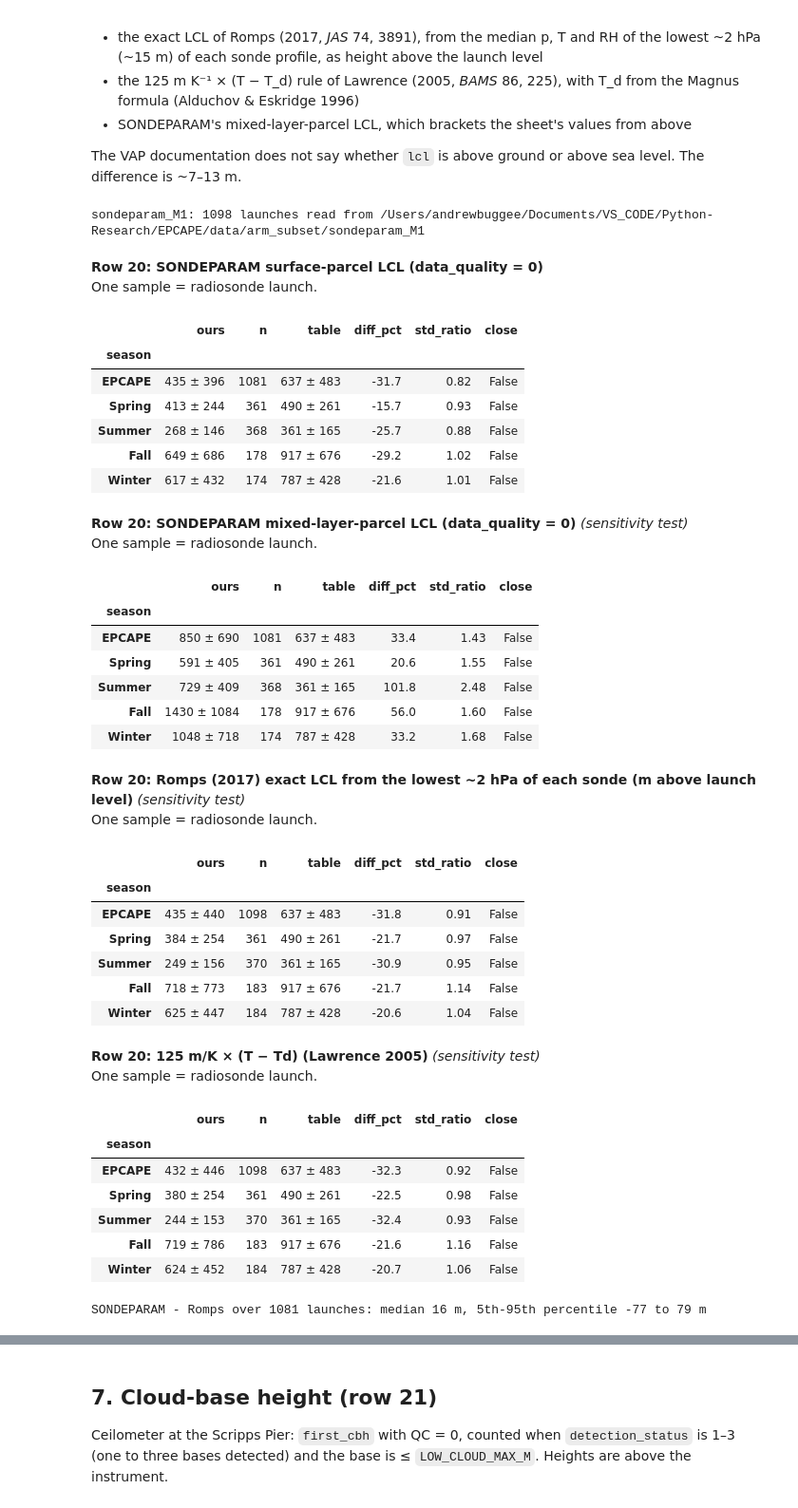
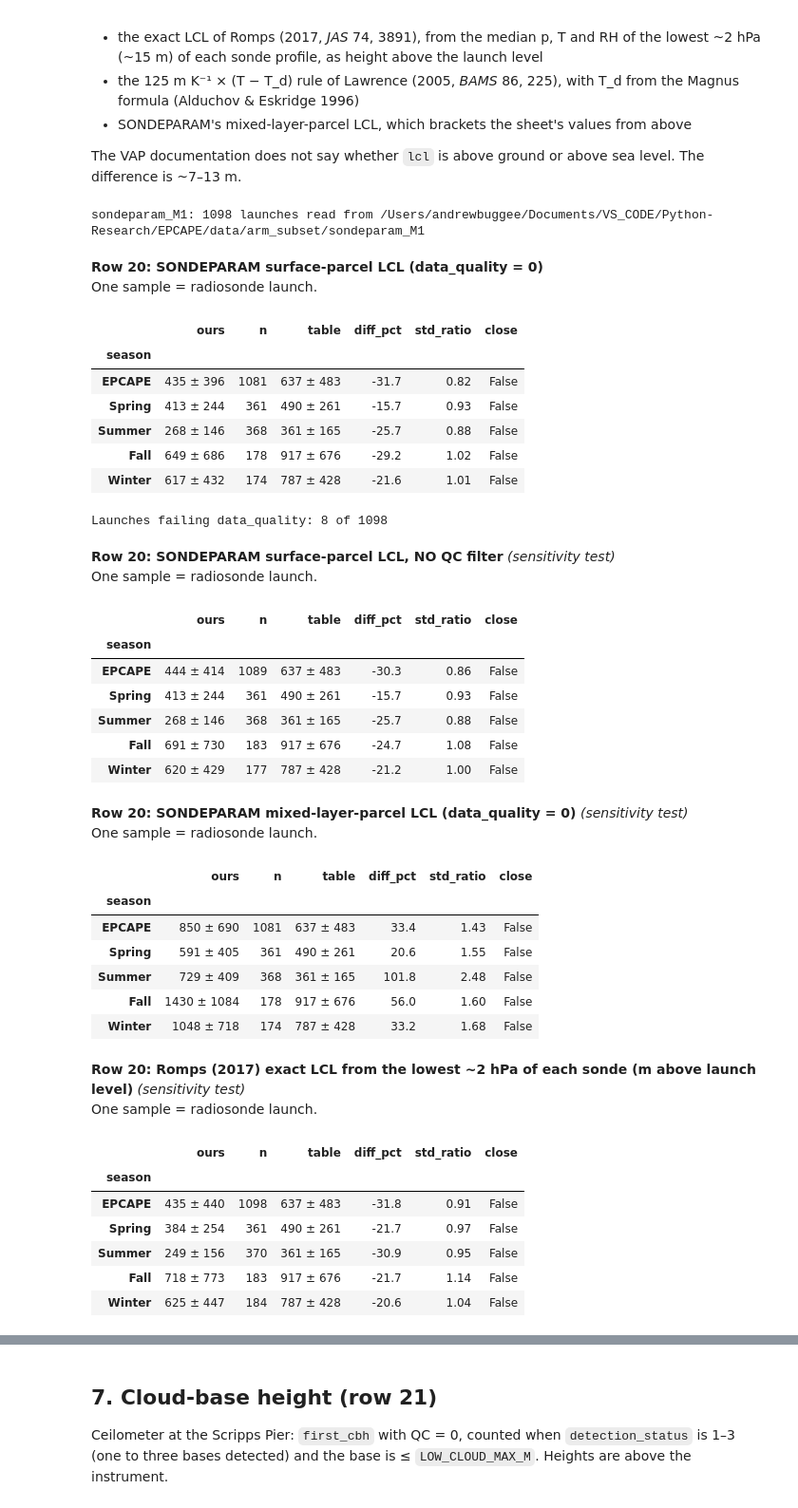
Before and after one commit to andrewjbuggee/Python-Research, a Jupyter notebook: EPCAPE/comparisons/seasonal_averages/check_seasonal_averages.ipynb, the cells around one changed output, grey strips where cells are left out. Shown at 95% size. Drawn from its saved outputs; the diff is of its cells as text; code cells hidden in the pictures.

```diff
--- a/EPCAPE/comparisons/seasonal_averages/check_seasonal_averages.ipynb
+++ b/EPCAPE/comparisons/seasonal_averages/check_seasonal_averages.ipynb
@@ -579,64 +1196,97 @@ Cross-checks from the same launches:
 
 The VAP documentation does not say whether `lcl` is above ground or above sea level. The difference is ~7–13 m.
 # %%
+# =============================================================================
+# Section 6: lifting condensation level (sheet row 20), one value per radiosonde launch
+# =============================================================================
+# Inputs
+#   sondeparam_M1 = epcsondeparamM1.c1 (SONDEPARAM VAP), one file per launch:
+#     lcl(time, parcel_type)  LCL in km for three parcels: 1 surface, 2 most unstable,
+#                             3 mixed layer. Same value at every sample of the launch.
+#                             Appears to be above SEA level (launch level ~13 m).
+#     data_quality(time)      bit mask of input checks on the profile; 0 = all passed.
+#                             There is no qc_lcl, so data_quality = 0 is our QC = 0.
+#   launches (Section 5)    = pblh_sonde_M1 = epcpblhtsonde1mcfarlM1.c1, one file per launch:
+#     p_sfc_hpa, t_sfc_c, rh_sfc_pct  medians of atm_pres, air_temp, rh over the lowest
+#                             ~2 hPa (~15 m) of the profile; no QC field for these.
+#     alt_m                   site altitude (7 m above sea level)
+# Q.sondeparam_launch reduces each SONDEPARAM file to one row:
+#   lcl_sondeparam_m  surface parcel, data_quality = 0  (primary)
+#   lcl_raw_m         surface parcel, NO quality screen (only the -9999 fill removed)
+#   lcl_mixed_layer_m mixed-layer parcel, data_quality = 0
+
+# --- 1. One row per launch from the SONDEPARAM files ---------------------------
 sp = SRC.read_per_launch("sondeparam_M1", Q.sondeparam_launch)
 QC_INFO.append({"variable": "lcl (data_quality == 0)", "has_qc": True, "n": len(sp),
                 "n_finite": int(sp["lcl_raw_m"].notna().sum()), "n_kept": int(sp["lcl_sondeparam_m"].notna().sum())})
+
+# --- 2. Primary: SONDEPARAM surface-parcel LCL, data_quality = 0 ----------------
 check(20, sp["lcl_sondeparam_m"], "SONDEPARAM surface-parcel LCL (data_quality = 0)", "radiosonde launch")
+
+# --- 3. Same, with NO quality filter (every launch with a finite LCL) -----------
+print(f"Launches failing data_quality: {int((~sp['data_quality_ok']).sum())} of {len(sp)}")
+check(20, sp["lcl_raw_m"], "SONDEPARAM surface-parcel LCL, NO QC filter", "radiosonde launch", primary=False)
+
+# --- 4. Sensitivity: mixed-layer parcel (brackets the sheet from above) ---------
 check(20, sp["lcl_mixed_layer_m"], "SONDEPARAM mixed-layer-parcel LCL (data_quality = 0)", "radiosonde launch",
       primary=False)
 
+# --- 5. Independent check: Romps (2017) exact LCL from each sonde's lowest ~2 hPa -
+# Height above the launch level; inputs converted to Pa, K and a 0-1 fraction.
 lcl_romps = pd.Series(
     Q.lcl_romps2017_m(launches["p_sfc_hpa"] * 100.0, launches["t_sfc_c"] + 273.15, launches["rh_sfc_pct"] / 100.0),
     index=launches.index, name="lcl_romps_m")
 check(20, lcl_romps, "Romps (2017) exact LCL from the lowest ~2 hPa of each sonde (m above launch level)",
       "radiosonde launch", primary=False)
-td_c = Q.dewpoint_magnus_c(launches["t_sfc_c"], launches["rh_sfc_pct"])
+
+# --- 6. Rule of thumb: 125 m per K of dew-point depression (Lawrence 2005) -----
+td_c = Q.dewpoint_magnus_c(launches["t_sfc_c"], launches["rh_sfc_pct"])  # Magnus dew point, degC
 check(20, pd.Series(Q.lcl_lawrence2005_m(launches["t_sfc_c"], td_c), index=launches.index),
       "125 m/K × (T − Td) (Lawrence 2005)", "radiosonde launch", primary=False)
 
-# Same launches, two methods: how well do they agree?
+# --- 7. Same launches, two methods: how well do SONDEPARAM and Romps agree? ----
+# Launches are matched by time (nearest within 10 min).
 pair = pd.merge_asof(sp[["lcl_sondeparam_m"]].sort_index(), lcl_romps.sort_index().to_frame(),
                      left_index=True, right_index=True, tolerance=pd.Timedelta("10min"), direction="nearest").dropna()
 d = pair["lcl_sondeparam_m"] - pair["lcl_romps_m"]
 print(f"SONDEPARAM - Romps over {len(pair)} launches: median {d.median():.0f} m, "
       f"5th-95th percentile {d.quantile(0.05):.0f} to {d.quantile(0.95):.0f} m")
 # %% [output]
 sondeparam_M1: 1098 launches read from /Users/andrewbuggee/Documents/VS_CODE/Python-Research/EPCAPE/data/arm_subset/sondeparam_M1
 **Row 20: SONDEPARAM surface-parcel LCL (data_quality = 0)**
 One sample = radiosonde launch.
 |  | ours | n | table | diff_pct | std_ratio | close |
 | season |  |  |  |  |  |  |
 | EPCAPE | 435 ± 396 | 1081 | 637 ± 483 | -31.7 | 0.82 | False |
 | Spring | 413 ± 244 | 361 | 490 ± 261 | -15.7 | 0.93 | False |
 | Summer | 268 ± 146 | 368 | 361 ± 165 | -25.7 | 0.88 | False |
 | Fall | 649 ± 686 | 178 | 917 ± 676 | -29.2 | 1.02 | False |
 | Winter | 617 ± 432 | 174 | 787 ± 428 | -21.6 | 1.01 | False |
+Launches failing data_quality: 8 of 1098
-**Row 20: SONDEPARAM mixed-layer-parcel LCL (data_quality = 0)**  *(sensitivity test)*
+**Row 20: SONDEPARAM surface-parcel LCL, NO QC filter**  *(sensitivity test)*
 One sample = radiosonde launch.
 |  | ours | n | table | diff_pct | std_ratio | close |
 | season |  |  |  |  |  |  |
-| EPCAPE | 850 ± 690 | 1081 | 637 ± 483 | 33.4 | 1.43 | False |
-| Spring | 591 ± 405 | 361 | 490 ± 261 | 20.6 | 1.55 | False |
-| Summer | 729 ± 409 | 368 | 361 ± 165 | 101.8 | 2.48 | False |
-| Fall | 1430 ± 1084 | 178 | 917 ± 676 | 56.0 | 1.60 | False |
-| Winter | 1048 ± 718 | 174 | 787 ± 428 | 33.2 | 1.68 | False |
+| EPCAPE | 444 ± 414 | 1089 | 637 ± 483 | -30.3 | 0.86 | False |
+| Spring | 413 ± 244 | 361 | 490 ± 261 | -15.7 | 0.93 | False |
+| Summer | 268 ± 146 | 368 | 361 ± 165 | -25.7 | 0.88 | False |
+| Fall | 691 ± 730 | 183 | 917 ± 676 | -24.7 | 1.08 | False |
+| Winter | 620 ± 429 | 177 | 787 ± 428 | -21.2 | 1.00 | False |
-**Row 20: Romps (2017) exact LCL from the lowest ~2 hPa of each sonde (m above launch level)**  *(sensitivity test)*
+**Row 20: SONDEPARAM mixed-layer-parcel LCL (data_quality = 0)**  *(sensitivity test)*
 One sample = radiosonde launch.
 |  | ours | n | table | diff_pct | std_ratio | close |
 | season |  |  |  |  |  |  |
-| EPCAPE | 435 ± 440 | 1098 | 637 ± 483 | -31.8 | 0.91 | False |
-| Spring | 384 ± 254 | 361 | 490 ± 261 | -21.7 | 0.97 | False |
-| Summer | 249 ± 156 | 370 | 361 ± 165 | -30.9 | 0.95 | False |
-| Fall | 718 ± 773 | 183 | 917 ± 676 | -21.7 | 1.14 | False |
-| Winter | 625 ± 447 | 184 | 787 ± 428 | -20.6 | 1.04 | False |
+| EPCAPE | 850 ± 690 | 1081 | 637 ± 483 | 33.4 | 1.43 | False |
+| Spring | 591 ± 405 | 361 | 490 ± 261 | 20.6 | 1.55 | False |
+| Summer | 729 ± 409 | 368 | 361 ± 165 | 101.8 | 2.48 | False |
+| Fall | 1430 ± 1084 | 178 | 917 ± 676 | 56.0 | 1.60 | False |
+| Winter | 1048 ± 718 | 174 | 787 ± 428 | 33.2 | 1.68 | False |
-**Row 20: 125 m/K × (T − Td) (Lawrence 2005)**  *(sensitivity test)*
+**Row 20: Romps (2017) exact LCL from the lowest ~2 hPa of each sonde (m above launch level)**  *(sensitivity test)*
 One sample = radiosonde launch.
 |  | ours | n | table | diff_pct | std_ratio | close |
 | season |  |  |  |  |  |  |
-| EPCAPE | 432 ± 446 | 1098 | 637 ± 483 | -32.3 | 0.92 | False |
-| Spring | 380 ± 254 | 361 | 490 ± 261 | -22.5 | 0.98 | False |
-| Summer | 244 ± 153 | 370 | 361 ± 165 | -32.4 | 0.93 | False |
-| Fall | 719 ± 786 | 183 | 917 ± 676 | -21.6 | 1.16 | False |
-| Winter | 624 ± 452 | 184 | 787 ± 428 | -20.7 | 1.06 | False |
+| EPCAPE | 435 ± 440 | 1098 | 637 ± 483 | -31.8 | 0.91 | False |
+| Spring | 384 ± 254 | 361 | 490 ± 261 | -21.7 | 0.97 | False |
+| Summer | 249 ± 156 | 370 | 361 ± 165 | -30.9 | 0.95 | False |
+| Fall | 718 ± 773 | 183 | 917 ± 676 | -21.7 | 1.14 | False |
+| Winter | 625 ± 447 | 184 | 787 ± 428 | -20.6 | 1.04 | False |
-SONDEPARAM - Romps over 1081 launches: median 16 m, 5th-95th percentile -77 to 79 m
```
Also changed, not shown: parts of 48 cells of this notebook, 11 other files.
